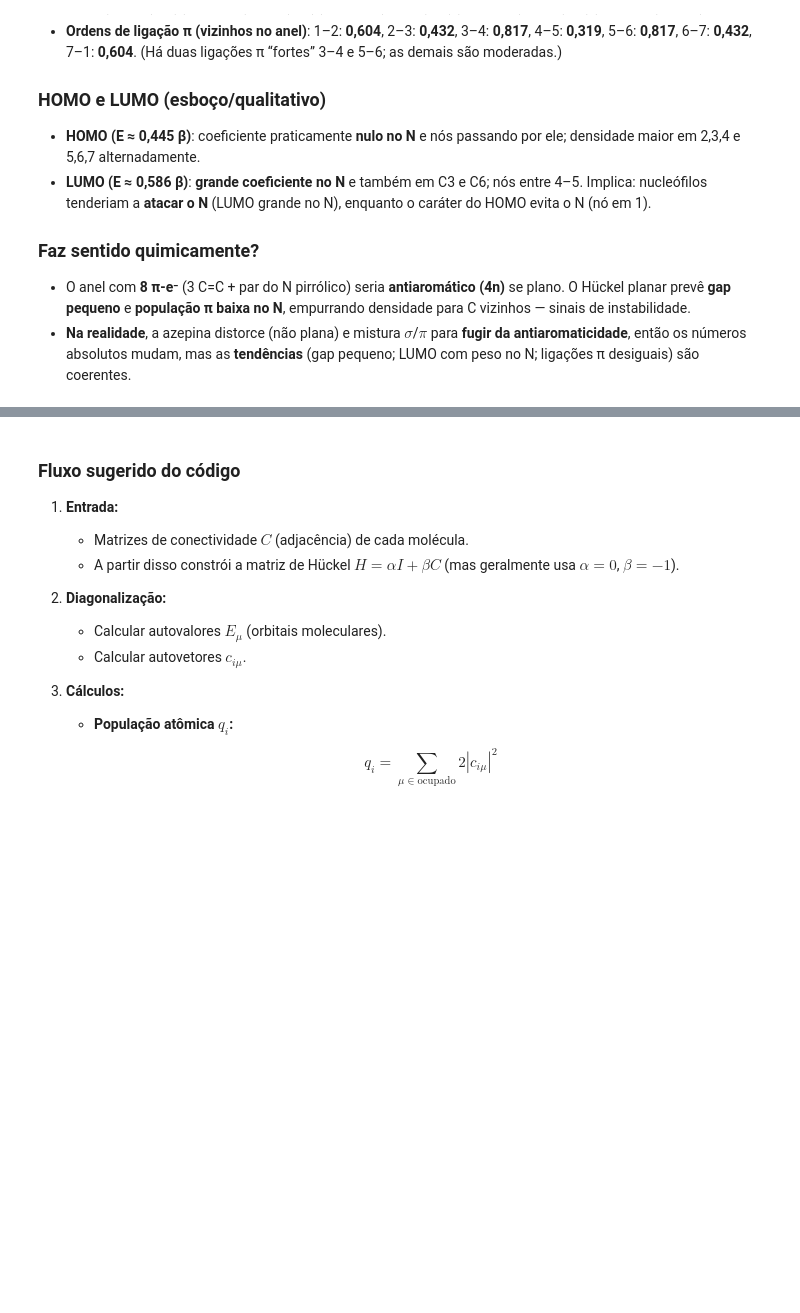
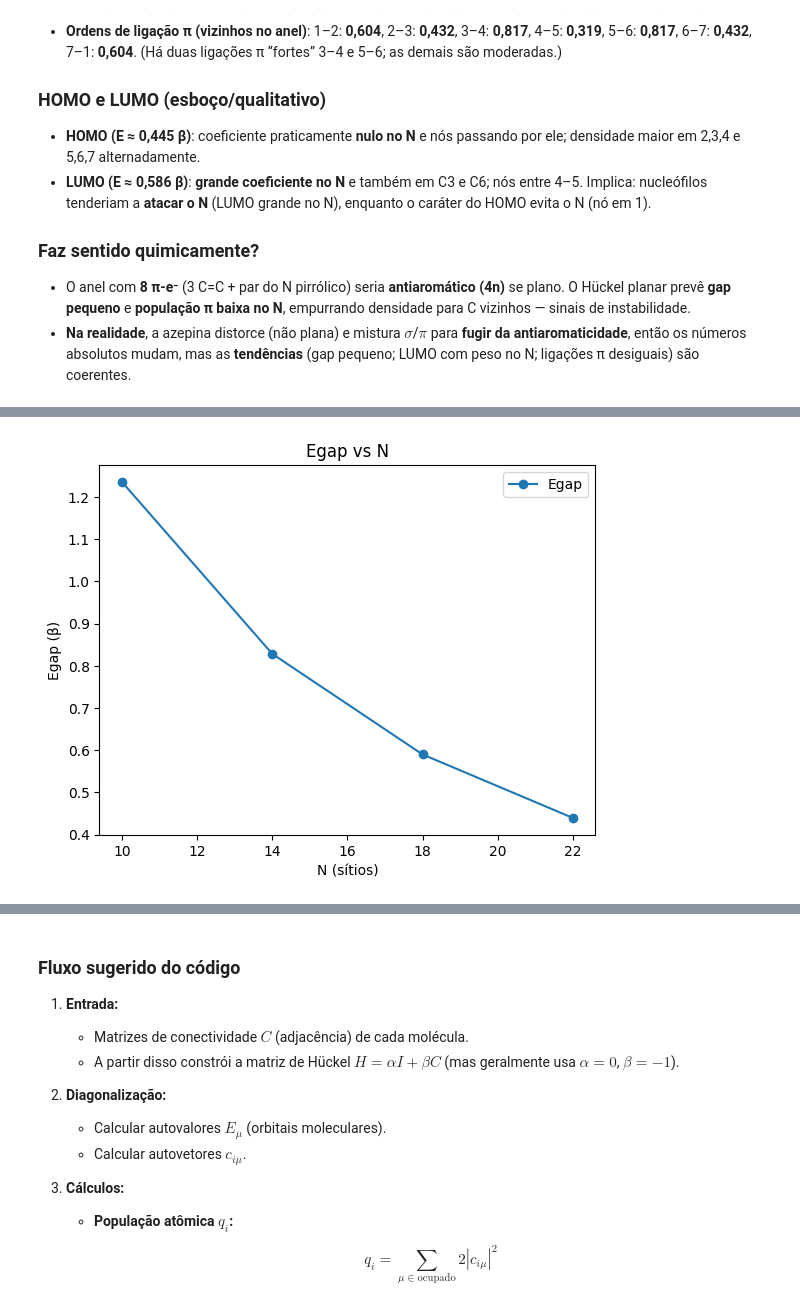
Before and after one commit to gabireisch/av8, a Jupyter notebook: av8.ipynb, the cells around one changed output, grey strips where cells are left out. Drawn from its saved outputs; the diff is of its cells as text; code cells hidden in the pictures; blank space fills up the shorter version.

```diff
--- a/av8.ipynb
+++ b/av8.ipynb
@@ -527,0 +445,82 @@ Quer que eu também gere um **esboço do anel numerado** para cada aceno, com os
+# %%
+# 1. Tabela comparativa
+table_data = []
+
+for name, res in results.items():
+    N = len(res["E"])
+    Egap = res["Egap"]
+    W = res["W"]
+
+    # média e desvio das ordens de ligação nas ligações centrais
+    # definimos "centrais" como as do(s) anel(is) do meio
+    edges = molecules[name]["edges"]
+    p = res["p"]
+
+    # escolhe ~metade das ligações para central (ajuste conforme necessidade)
+    central_idx = list(range(len(p)//3, 2*len(p)//3))
+    p_central = p[central_idx]
+    p_mean = np.mean(p_central)
+    p_std = np.std(p_central)
+
+    table_data.append([name, N, Egap, W, p_mean, p_std])
+
+df = pd.DataFrame(table_data, columns=["Molécula","N sítios","Egap","W","<p_central>","σ(p_central)"])
+print(df)
+
+# 2. Gráficos de tendência
+N_vals = df["N sítios"].values
+Egap_vals = df["Egap"].values
+W_vals = df["W"].values
+
+plt.figure()
+plt.plot(N_vals, Egap_vals, 'o-', label="Egap")
+plt.xlabel("N (sítios)")
+plt.ylabel("Egap (β)")
+plt.title("Egap vs N")
+plt.legend()
+plt.show()
+
+plt.figure()
+plt.plot(1/N_vals, Egap_vals, 'o-', label="Egap vs 1/N")
+coef = np.polyfit(1/N_vals, Egap_vals, 1) # ajuste linear
+fit = np.poly1d(coef)
+xfit = np.linspace(0, max(1/N_vals), 100)
+plt.plot(xfit, fit(xfit), '--', label=f"Ajuste: {coef[0]:.3f}*(1/N) + {coef[1]:.3f}")
+plt.xlabel("1/N")
+plt.ylabel("Egap (β)")
+plt.title("Ajuste linear de Egap")
+plt.legend()
+plt.show()
+
+plt.figure()
+plt.plot(N_vals, W_vals, 's-', label="W")
+plt.xlabel("N (sítios)")
+plt.ylabel("W (β)")
+plt.title("Largura de banda W vs N")
+plt.legend()
+plt.show()
+
+# 3. Participation Ratio (PR)
+def participation_ratio(C, orbital_index):
+    coeffs = C[:, orbital_index]
+    num = (np.sum(coeffs**2))**2
+    den = np.sum(coeffs**4)
+    return num/den
+
+for name, res in results.items():
+    C = res["C"]
+    n_occ = len(C)//2
+    PR_HOMO = participation_ratio(C, n_occ-1)
+    PR_LUMO = participation_ratio(C, n_occ)
+    print(f"{name}: PR(HOMO) = {PR_HOMO:.2f}, PR(LUMO) = {PR_LUMO:.2f}")
+
+# 4. Ordem de ligação central
+# Exemplo: comparar apenas ordens no anel central
+for name, res in results.items():
+    N = len(res["E"])
+    edges = molecules[name]["edges"]
+    p = res["p"]
+    central_idx = list(range(len(p)//3, 2*len(p)//3))  # pega conjunto central de ligações
+    p_central = p[central_idx]
+    print(f"{name} - ordens de ligação centrais: {np.round(p_central,3)}")
+# %% [output]
@@ -527,0 +532 @@ Quer que eu também gere um **esboço do anel numerado** para cada aceno, com os
+[figure, added]
```
Also changed, not shown: parts of 18 cells of this notebook.
